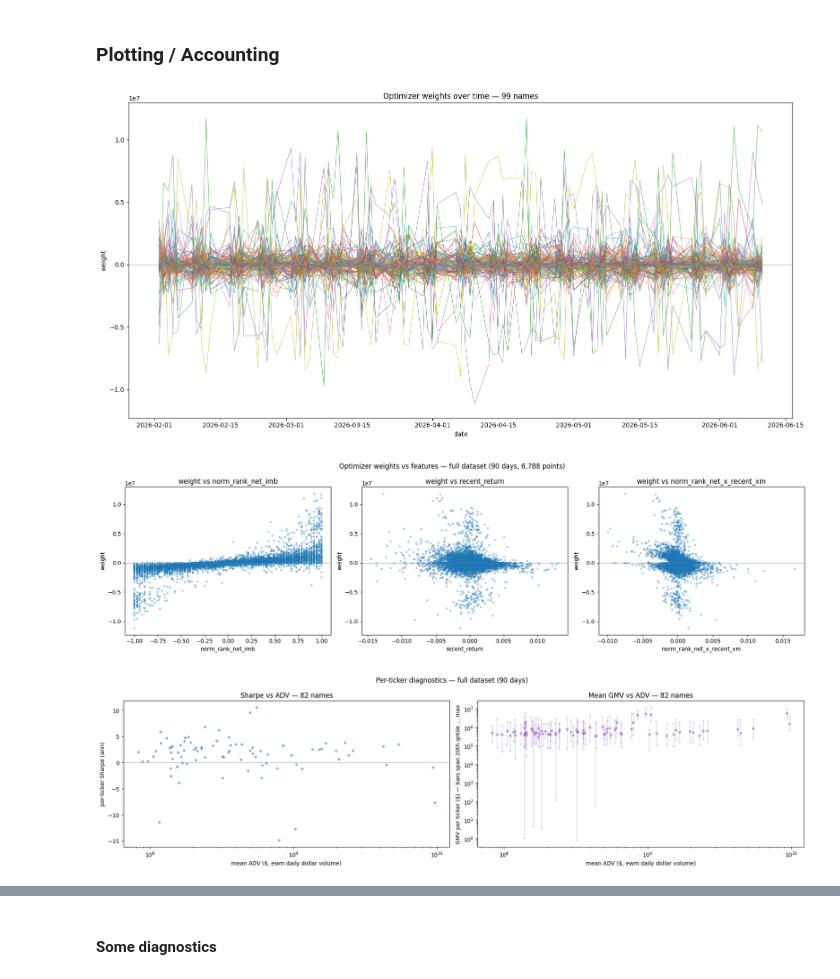
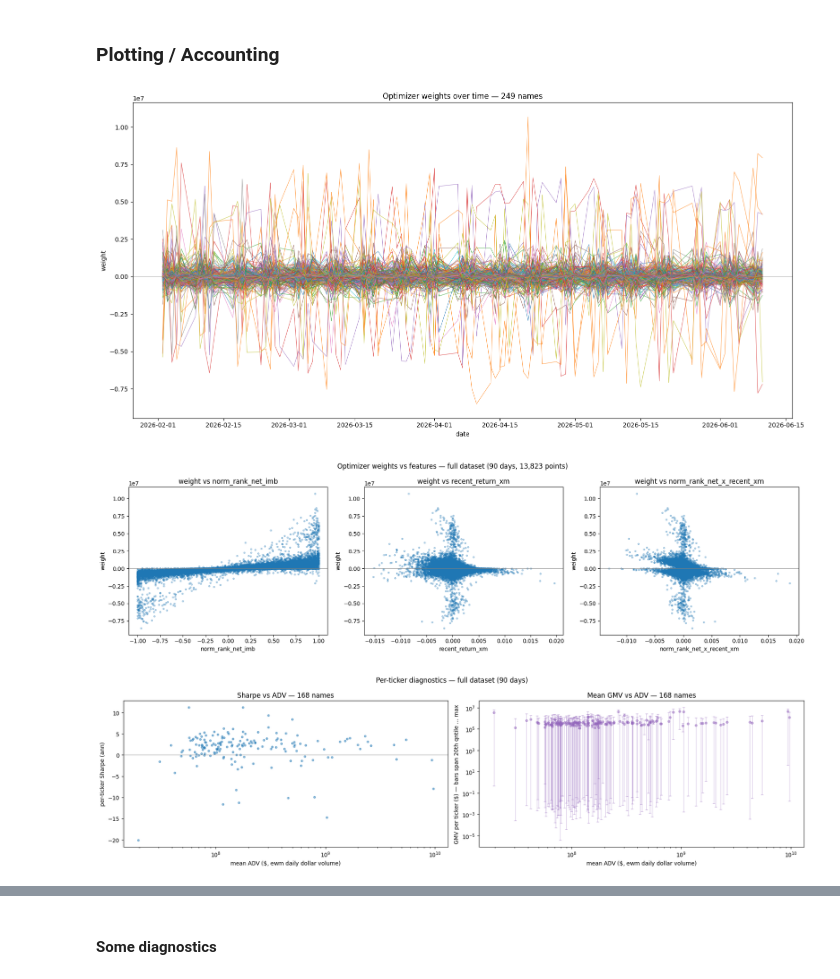
Before and after one commit to MichaelCusackNelkin/Summer_Research_2026, a Jupyter notebook: optimizer/optimal_portfolio.ipynb, the cells around one changed output, grey strips where cells are left out. Drawn from its saved outputs; the diff is of its cells as text; code cells hidden in the pictures.

Commit message:
optimizer for different universes.

```diff
--- a/optimizer/optimal_portfolio.ipynb
+++ b/optimizer/optimal_portfolio.ipynb
@@ -30,7 +30,7 @@ print(f"CACHE_DIR: {CACHE_DIR}")
 
 with open("../universe.txt", "r") as f:
     UNIVERSE = [line.strip() for line in f]
-with open("../top_100_universe.txt", "r") as f:
+with open("../top_250_universe.txt", "r") as f:
     ACTIVE_SET = [s for s in [line.strip() for line in f] if s not in ['CRCL', 'OMDA']]
 START = "2025-06-11"
 END = "2026-06-11"
@@ -206,6 +206,6 @@ data = (
         (pl.col("norm_rank_net_imb") * pl.col("recent_return_xm")).alias("norm_rank_net_x_recent_xm"),
     )
 )
-test_data = data.filter(pl.col("date").is_between(pl.date(2026,2,1), pl.date(2026,6,11), closed="left"))
+test_data = data.filter(pl.col("date").is_between(pl.date(2026,2,1), pl.date(2026,6,11), closed="both"))
 test_data
 # %% [output]
@@ -308,7 +308,7 @@ import joblib
 
 # Load the model back into memory
 loaded_model = joblib.load("../forecast/ridge_pipe.joblib")
-features = ["norm_rank_net_imb", "recent_return", "norm_rank_net_x_recent_xm"]
+features = ["norm_rank_net_imb", "recent_return_xm", "norm_rank_net_x_recent_xm"]
 
 L = np.load("../covariance/loadings.npy")
 F = np.load("../covariance/factor_returns.npy")
@@ -384,7 +384,7 @@ ax.set_title(f"Optimizer weights over time — {len(held)} names")
 fig.tight_layout()
 plt.show()
 # %% [output]
-[figure, old version]
+[figure, new version]
 # %%
 # Scatter weights vs day features over the FULL dataset (all dates pooled)
 # Flatten {date: {symbol: w}} -> long frame, then join each day's features from `data`.
@@ -417,7 +417,7 @@ fig.suptitle(f"Optimizer weights vs features — full dataset ({len(weights)} da
 fig.tight_layout()
 plt.show()
 # %% [output]
-[figure, old version]
+[figure, new version]
 # %%
 # Per-ticker scatters over the FULL dataset: Sharpe vs ADV, and mean GMV vs ADV.
 # Rebuilds per-name daily net PnL with the SAME cost model as the PnL cell below,
@@ -456,7 +456,7 @@ per_name = (
         (pl.col("net_pnl_name").mean() / pl.col("net_pnl_name").std(ddof=1) * np.sqrt(ANN)).alias("sharpe"),
         pl.col("ADV").mean().alias("adv_mean"),
         pl.col("gmv_name").mean().alias("gmv_mean"),
-        pl.col("gmv_name").quantile(0.2).alias("gmv_min"),
+        pl.col("gmv_name").min().alias("gmv_min"),
         pl.col("gmv_name").max().alias("gmv_max"),
         pl.len().alias("n_days"),
     )
@@ -464,34 +464,34 @@ per_name = (
     .sort("adv_mean")
 )
 
 adv      = per_name["adv_mean"].to_numpy()
 sharpe_n = per_name["sharpe"].to_numpy()
 gmv_mean = per_name["gmv_mean"].to_numpy()
 gmv_lo   = gmv_mean - per_name["gmv_min"].to_numpy()   # bar down to min (>= 0)
 gmv_hi   = per_name["gmv_max"].to_numpy() - gmv_mean   # bar up to max   (>= 0)
 
 fig, (axS, axG) = plt.subplots(1, 2, figsize=(18, 5))
 
 axS.scatter(adv, sharpe_n, alpha=0.5, s=12)
 axS.axhline(0, color="grey", lw=0.5)
 axS.set_xscale("log")
 axS.set_xlabel("mean ADV ($, ewm daily dollar volume)")
 axS.set_ylabel("per-ticker Sharpe (ann)")
 axS.set_title(f"Sharpe vs ADV — {len(per_name)} names")
 
 axG.errorbar(adv, gmv_mean, yerr=[gmv_lo, gmv_hi], fmt="o", ms=4, alpha=0.5,
              elinewidth=0.6, capsize=2, color="tab:purple")
 axG.set_xscale("log")
 axG.set_yscale("log")
 axG.set_xlabel("mean ADV ($, ewm daily dollar volume)")
 axG.set_ylabel("GMV per ticker ($) — bars span 20th qntile ... max")
 axG.set_title(f"Mean GMV vs ADV — {len(per_name)} names")
 
 fig.suptitle(f"Per-ticker diagnostics — full dataset ({len(weights)} days)")
 fig.tight_layout()
 plt.show()
 # %% [output]
-[figure, old version]
+[figure, new version]
 # %%
 per_name.bottom_k(10, by="sharpe")
 # %% [output]
```
Also changed, not shown: parts of 10 cells of this notebook, 9 other files.
